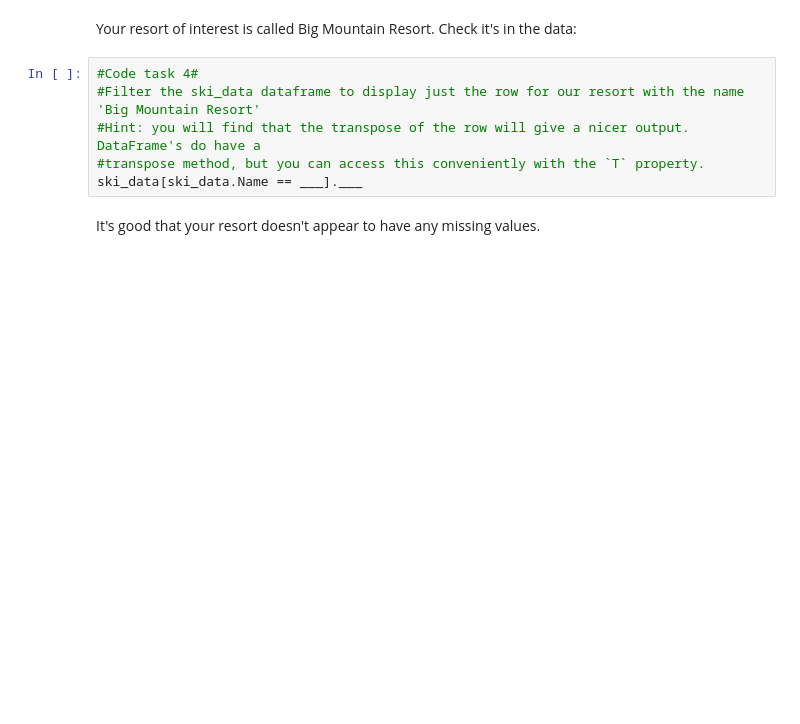
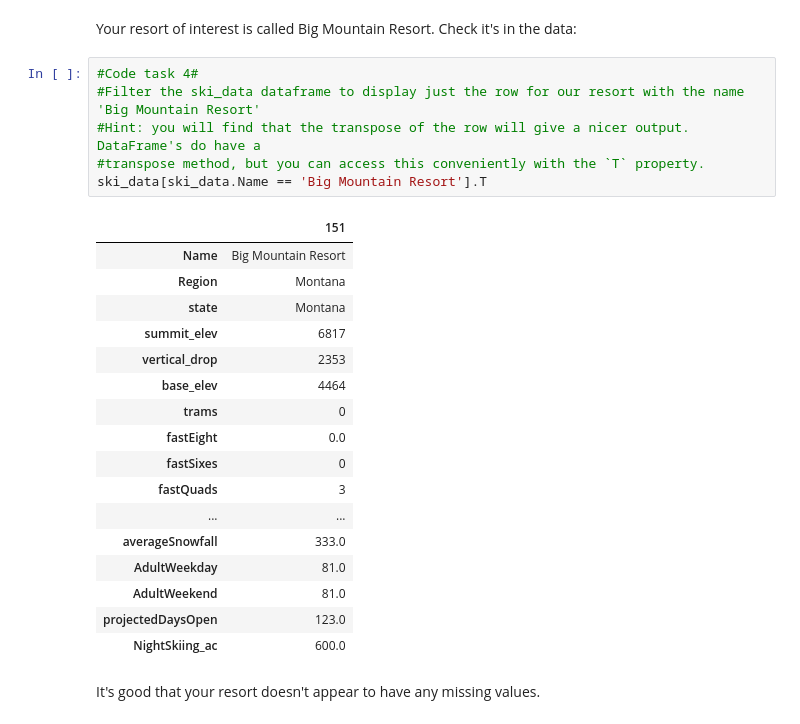
Before and after one commit to midori256/DataScienceGuidedCapstone, a Jupyter notebook: Notebooks/02_data_wrangling.ipynb, the cells around one changed output. Drawn from its saved outputs; the diff is of its cells as text; blank space fills up the shorter version.

```diff
--- a/Notebooks/02_data_wrangling.ipynb
+++ b/Notebooks/02_data_wrangling.ipynb
@@ -135,9 +135,27 @@ Your resort of interest is called Big Mountain Resort. Check it's in the data:
 # %%
 #Code task 4#
 #Filter the ski_data dataframe to display just the row for our resort with the name 'Big Mountain Resort'
 #Hint: you will find that the transpose of the row will give a nicer output. DataFrame's do have a
 #transpose method, but you can access this conveniently with the `T` property.
-ski_data[ski_data.Name == ___].___
+ski_data[ski_data.Name == 'Big Mountain Resort'].T
+# %% [output]
+|  | 151 |
+| Name | Big Mountain Resort |
+| Region | Montana |
+| state | Montana |
+| summit_elev | 6817 |
+| vertical_drop | 2353 |
+| base_elev | 4464 |
+| trams | 0 |
+| fastEight | 0.0 |
+| fastSixes | 0 |
+| fastQuads | 3 |
+| ... | ... |
+| averageSnowfall | 333.0 |
+| AdultWeekday | 81.0 |
+| AdultWeekend | 81.0 |
+| projectedDaysOpen | 123.0 |
+| NightSkiing_ac | 600.0 |
 # %% [markdown]
 It's good that your resort doesn't appear to have any missing values.
 # %% [markdown]
```
